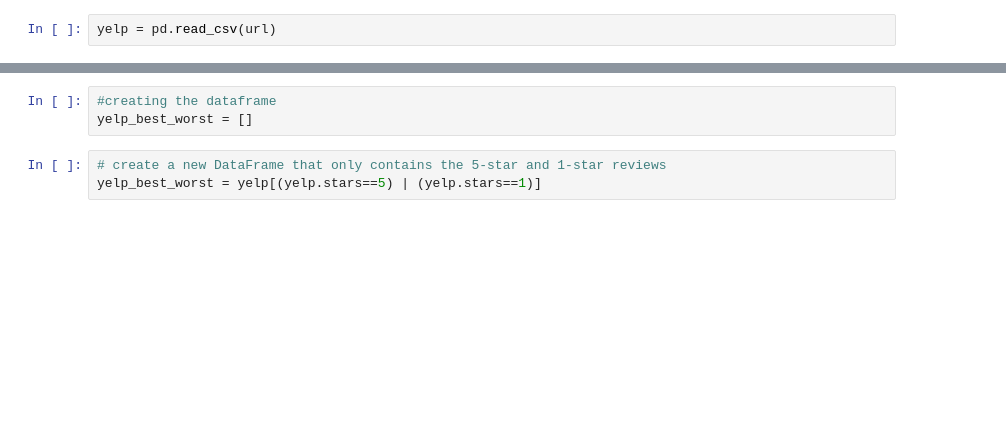
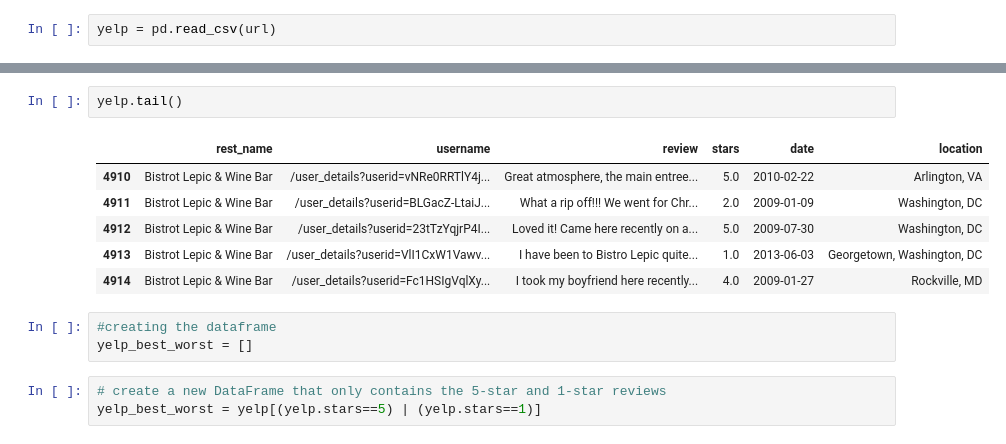
Before and after one commit to jerzeyguy384/nlpsideproject, a Jupyter notebook: Continous NLP Project.ipynb, the cells around one changed output, grey strips where cells are left out. Cells and saved outputs as stored; diff of their text form; blank space fills up the shorter version.

```diff
--- a/Continous NLP Project.ipynb
+++ b/Continous NLP Project.ipynb
@@ -52,3 +52,12 @@ yelp.head()
+# %%
+yelp.tail()
+# %% [output]
+|  | rest_name | username | review | stars | date | location |
+| 4910 | Bistrot Lepic & Wine Bar | /user_details?userid=vNRe0RRTlY4j... | Great atmosphere, the main entree... | 5.0 | 2010-02-22 | Arlington, VA |
+| 4911 | Bistrot Lepic & Wine Bar | /user_details?userid=BLGacZ-LtaiJ... | What a rip off!!! We went for Chr... | 2.0 | 2009-01-09 | Washington, DC |
+| 4912 | Bistrot Lepic & Wine Bar | /user_details?userid=23tTzYqjrP4I... | Loved it! Came here recently on a... | 5.0 | 2009-07-30 | Washington, DC |
+| 4913 | Bistrot Lepic & Wine Bar | /user_details?userid=VlI1CxW1Vawv... | I have been to Bistro Lepic quite... | 1.0 | 2013-06-03 | Georgetown, Washington, DC |
+| 4914 | Bistrot Lepic & Wine Bar | /user_details?userid=Fc1HSIgVqlXy... | I took my boyfriend here recently... | 4.0 | 2009-01-27 | Rockville, MD |
 # %%
 #creating the dataframe
 yelp_best_worst = []
```
Also changed, not shown: parts of 24 cells of this notebook.
